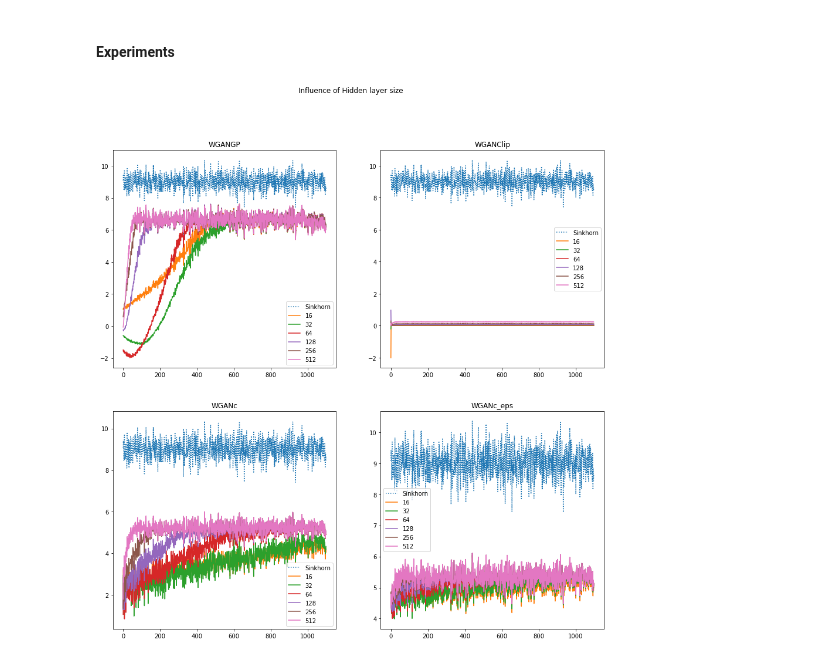
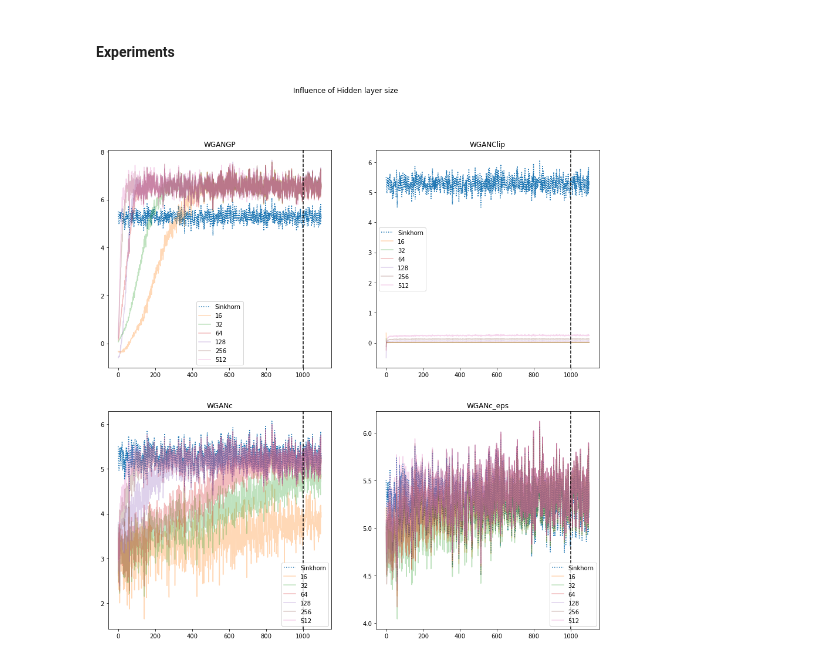
Before and after one commit to g-peltier/OT_projet, a Jupyter notebook: wasser_estimation_torch_experiments.ipynb, the cells around one changed output. Cells and saved outputs as stored; diff of their text form; code cells hidden in the pictures.

```diff
--- a/wasser_estimation_torch_experiments.ipynb
+++ b/wasser_estimation_torch_experiments.ipynb
@@ -419,7 +401,7 @@ optimD_GP_map = dict(zip(layer_width, [Adam(
 #### $(c)$-GAN
 # %%
 netD_C_map = dict(zip(layer_width, [nn.Sequential(
-                                    nn.Linear(size, width),
+                                    nn.Linear(cfg["batch_size_dist"][1], width),
                                     nn.ReLU(),
                                     nn.Linear(width, 1)
                                 ).to(cfg["device"]) for width in layer_width]
@@ -428,7 +410,7 @@ netD_C_map = dict(zip(layer_width, [nn.Sequential(
 
 optimD_C_map = dict(zip(layer_width, [RMSprop(
                                    netD_C_map[width].parameters(),
-                                   lr=1e-4
+                                   lr=cfg["lr_c"]
                                 ) for width in layer_width]
                             )
                         )
@@ -437,7 +419,7 @@ optimD_C_map = dict(zip(layer_width, [RMSprop(
 # %%
 eps=1
 netD_C_eps_map = dict(zip(layer_width, [nn.Sequential(
-                                    nn.Linear(size, width),
+                                    nn.Linear(cfg["batch_size_dist"][1], width),
                                     nn.ReLU(),
                                     nn.Linear(width, 1)
                                 ).to(cfg["device"]) for width in layer_width]
@@ -446,17 +428,19 @@ netD_C_eps_map = dict(zip(layer_width, [nn.Sequential(
 
 optimD_C_eps_map = dict(zip(layer_width, [RMSprop(
                                    netD_C_eps_map[width].parameters(),
-                                   lr=1e-4
+                                   lr=cfg["lr_c_eps"]
                                 ) for width in layer_width]
                             )
                         )
 # %% [markdown]
 #### Sinkhorn
 # %%
-sinkhorn = Sinkhorn(eps=0.01)
+sinkhorn = Sinkhorn(eps=cfg["Sinkhorn_eps"])
 # %% [markdown]
 #### Experiments
 # %%
+cfg["train_epoches"] = 1000
+
 losses = {
     "WGANGP": dict(zip(layer_width, [ [] for _ in layer_width ])),
     "WGANClip": dict(zip(layer_width, [ [] for _ in layer_width ])),
@@ -465,7 +449,7 @@ losses = {
     "Sinkhorn": [],
 }
 
-for epoch in (pbar := tqdm(range(train_epoches))):
+for epoch in (pbar := tqdm(range(cfg["train_epoches"]))):
     X_1_batch = dist1.rsample(cfg["batch_size"]).to(cfg['device'])
     X_2_batch = dist2.rsample(cfg["batch_size"]).to(cfg['device'])
 
@@ -548,14 +532,14 @@ for epoch in (pbar := tqdm(range(train_epoches))):
 
     ### Sinhkorn
     with torch.no_grad():
-        C = torch.cdist(X_1_batch, X_2_batch, p=1)
+        C = torch.cdist(X_1_batch, X_2_batch, p=2)
         a = torch.ones((X_1_batch.shape[0],), device=cfg["device"])/X_1_batch.shape[0]
         b = torch.ones((X_2_batch.shape[0],), device=cfg["device"])/X_2_batch.shape[0]
         P = sinkhorn(a, b, C/C.max(), 100)
         losses["Sinkhorn"].append((P*C).sum().item())
 
 
-for epoch in (pbar := tqdm(range(val_epoches))):
+for epoch in (pbar := tqdm(range(cfg["val_epoches"]))):
     with torch.no_grad():
         X_1_batch = dist1.rsample(cfg["batch_size"]).to(cfg['device'])
         X_2_batch = dist2.rsample(cfg["batch_size"]).to(cfg['device'])
@@ -597,7 +581,7 @@ for epoch in (pbar := tqdm(range(val_epoches))):
 
         ### Sinhkorn
         with torch.no_grad():
-            C = torch.cdist(X_1_batch, X_2_batch, p=1)
+            C = torch.cdist(X_1_batch, X_2_batch, p=2)
             a = torch.ones((X_1_batch.shape[0],), device=cfg["device"])/X_1_batch.shape[0]
             b = torch.ones((X_2_batch.shape[0],), device=cfg["device"])/X_2_batch.shape[0]
             P = sinkhorn(a, b, C/C.max(), 100)
@@ -607,16 +591,17 @@ losses_width = losses
 # %%
 values = list(losses.values())
 keys = list(losses.keys())
 
 fig, axs = plt.subplots(2, 2, figsize=(15, 15))
 plt.suptitle("Influence of Hidden layer size")
 for i, ax in enumerate(axs.flatten()):
     ax.set_title(keys[i])
     ax.plot(losses["Sinkhorn"], label="Sinkhorn", linestyle = ":")
     for key, item in values[i].items():
-        ax.plot(item, label=key)
+        ax.plot(item, label=key, alpha=0.3)
+    ax.axvline(cfg["train_epoches"], c="black", linestyle="--")
     ax.legend()
 
 plt.show()
 # %% [output]
-[figure, old version]
+[figure, new version]
```
Also changed, not shown: parts of 15 cells of this notebook, 3 other files.
